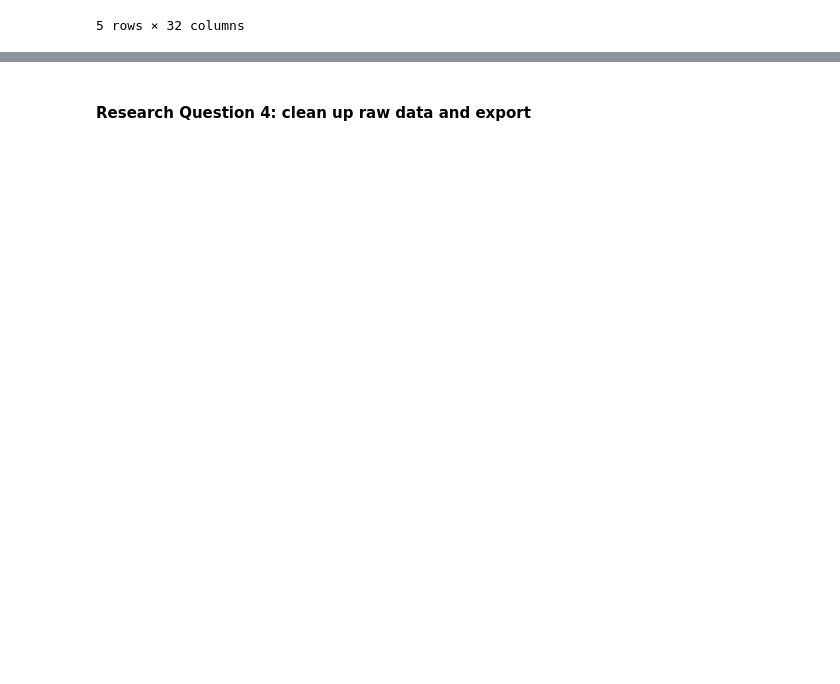
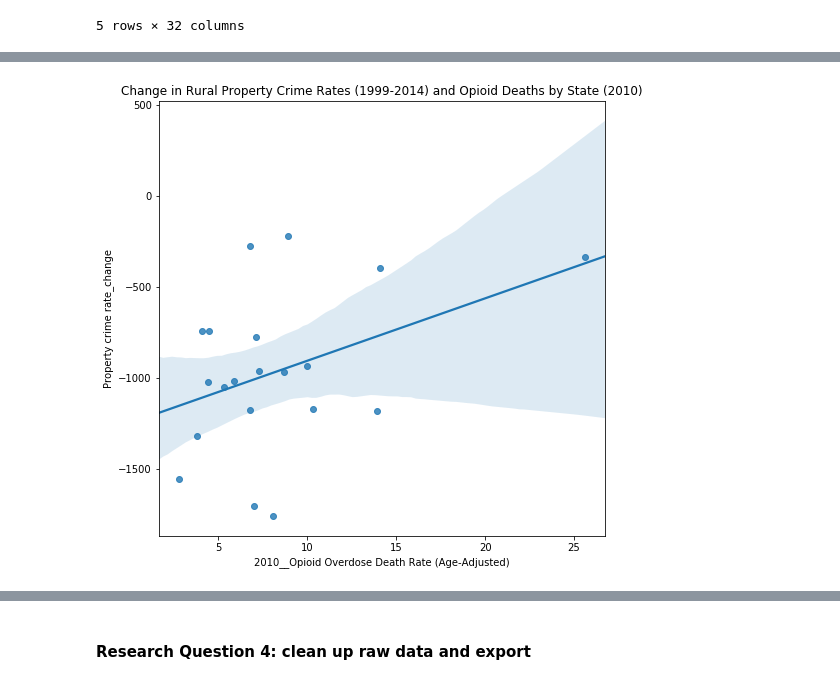
Before and after one commit to christa-fields/GWU_Databootcamp_Project_1, a Jupyter notebook: data_cleanup.ipynb, the cells around one changed output, grey strips where cells are left out. Saved outputs shown, nothing was run; the diff lists cells and outputs as text; code cells hidden in the pictures; blank space fills up the shorter version.

```diff
--- a/data_cleanup.ipynb
+++ b/data_cleanup.ipynb
@@ -452,0 +523,6 @@ crime_df.to_csv(csv_file)
+# %%
+# opioid deaths and % urban by state. If state urban population in 2010 is >=75%, it is considered urban.
+    # dummy variables: urban state == 1, otherwise == 0
+OpDeathsDelta_df['urban'] = np.where(OpDeathsDelta_df['2010']>=75, 1, 0)
+
+OpDeathsDelta_df.head()
@@ -452,0 +536,8 @@ crime_df.to_csv(csv_file)
+# %%
+# merge urban dummy with crime data
+
+# change location to state for merging purposes
+OpDeathsDelta_df = OpDeathsDelta_df.rename(columns={'Location':'State'})
+UCrime_df = crime_df.merge(OpDeathsDelta_df, on='State')
+
+UCrime_df.tail()
@@ -452,0 +552,14 @@ crime_df.to_csv(csv_file)
+# %%
+# scatter plot of change in property crime rates and opioid deaths in 2014
+    #where urban == 0
+
+RCrime_df = UCrime_df[UCrime_df['urban'] == 0]
+
+plt.figure(figsize=(8,8))
+sns.regplot(x=RCrime_df['2010__Opioid Overdose Death Rate (Age-Adjusted)'],\
+                   y=RCrime_df['Property crime rate_change'])
+
+plt.title('Change in Rural Property Crime Rates (1999-2014) and Opioid Deaths by State (2010)')
+plt.show()
+# %% [output]
+[figure, added]
```
Also changed, not shown: parts of 10 cells of this notebook, 1 other file.
